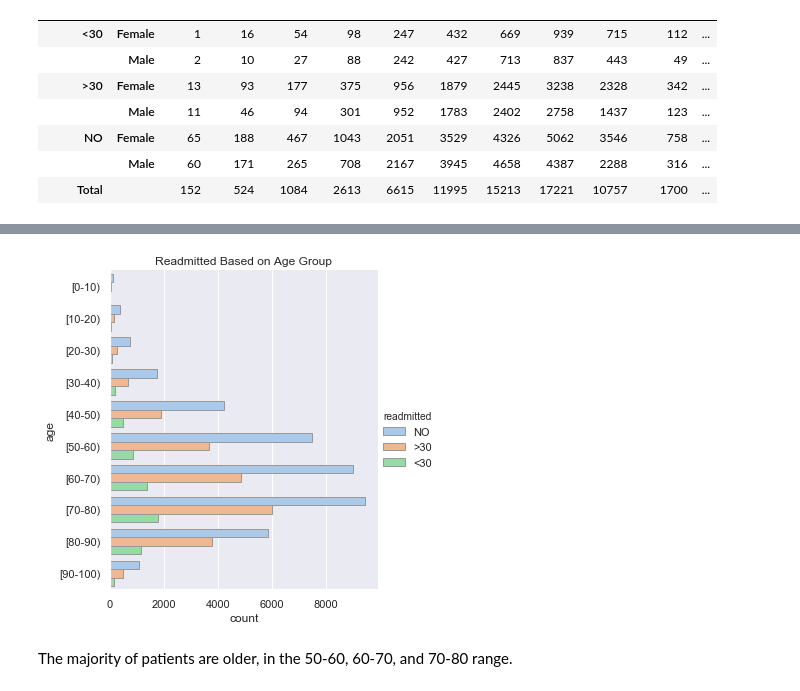
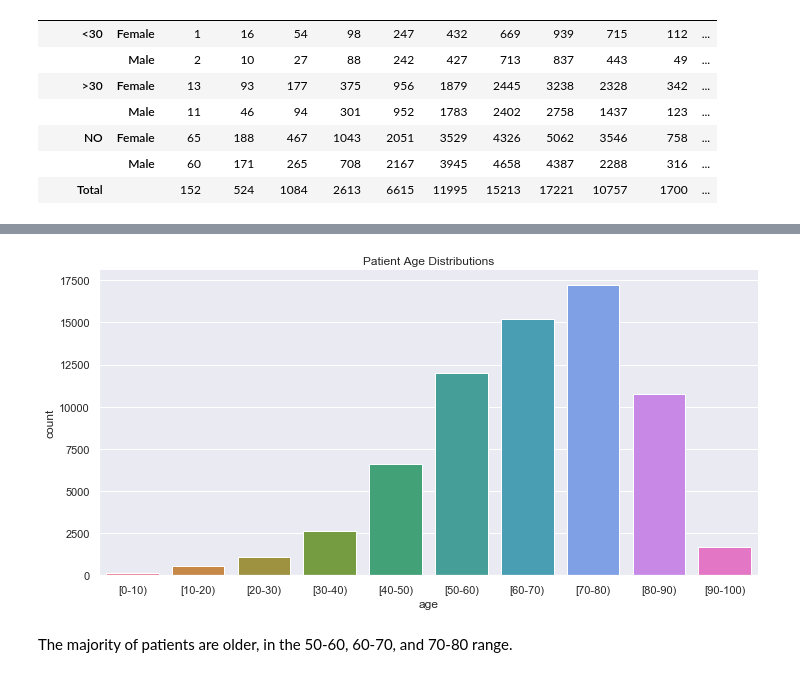
Before and after one commit to annasophiat/diabetic-readmissions, a Jupyter notebook: diabetes_storytelling.ipynb, the cells around one changed output, grey strips where cells are left out. Cells and saved outputs as stored; diff of their text form; code cells hidden in the pictures.

```diff
--- a/diabetes_storytelling.ipynb
+++ b/diabetes_storytelling.ipynb
@@ -133,10 +135,8 @@ plt.show()
 # %%
-sns.catplot(y="age", hue="readmitted", kind="count", palette="pastel", edgecolor=".6", data=diabetes)
-plt.title('Readmitted Based on Age Group')
+sns.catplot(x='age', kind='count', palette='husl', data=diabetes, aspect=2)
+plt.title('Patient Age Distributions')
 plt.show()
-
-# make this bigger?
 # %% [output]
-[figure, old version]
+[figure, new version]
 # %% [markdown]
 The majority of patients are older, in the 50-60, 60-70, and 70-80 range.
```
Also changed, not shown: parts of 23 cells of this notebook, 1 other file.
